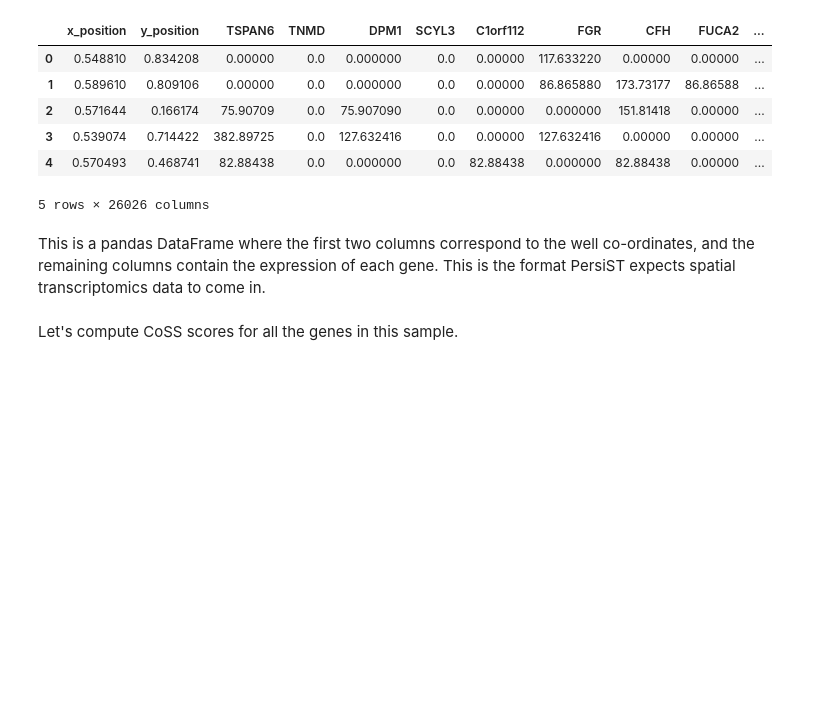
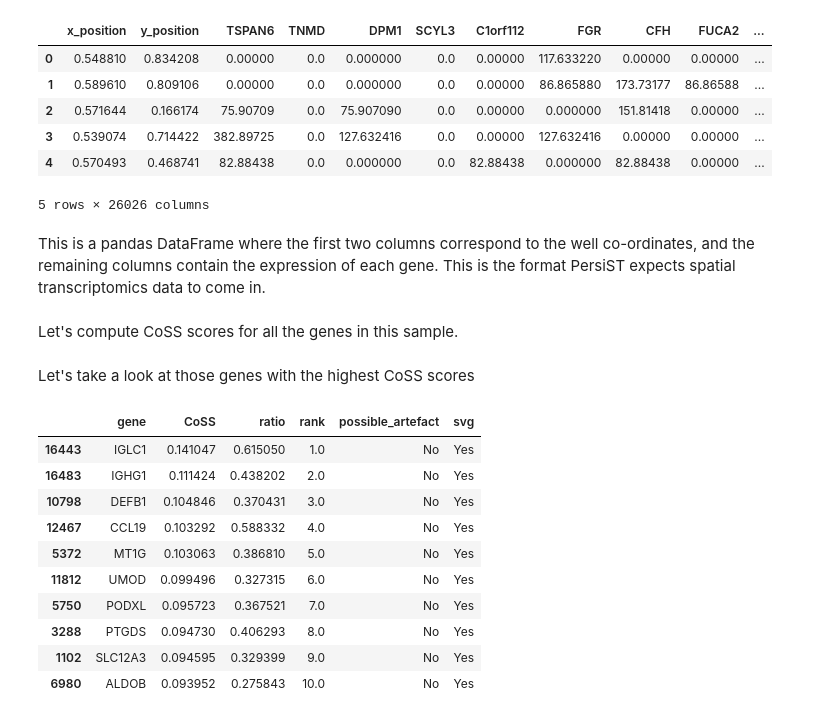
Before and after one commit to AstraZeneca/persist, a Jupyter notebook: README.ipynb, the cells around one changed output. Saved outputs shown, nothing was run; the diff lists cells and outputs as text; code cells hidden in the pictures; blank space fills up the shorter version.

```diff
--- a/README.ipynb
+++ b/README.ipynb
@@ -27,3 +27,20 @@ Let's compute CoSS scores for all the genes in this sample.
 # %%
 from compute_persistence import run_persistence
 metrics, diagrams = run_persistence(df)
+# %% [markdown]
+Let's take a look at those genes with the highest CoSS scores
+# %%
+metrics = metrics.sort_values('CoSS', ascending=False)
+metrics.iloc[:10,:]
+# %% [output]
+|  | gene | CoSS | ratio | rank | possible_artefact | svg |
+| 16443 | IGLC1 | 0.141047 | 0.615050 | 1.0 | No | Yes |
+| 16483 | IGHG1 | 0.111424 | 0.438202 | 2.0 | No | Yes |
+| 10798 | DEFB1 | 0.104846 | 0.370431 | 3.0 | No | Yes |
+| 12467 | CCL19 | 0.103292 | 0.588332 | 4.0 | No | Yes |
+| 5372 | MT1G | 0.103063 | 0.386810 | 5.0 | No | Yes |
+| 11812 | UMOD | 0.099496 | 0.327315 | 6.0 | No | Yes |
+| 5750 | PODXL | 0.095723 | 0.367521 | 7.0 | No | Yes |
+| 3288 | PTGDS | 0.094730 | 0.406293 | 8.0 | No | Yes |
+| 1102 | SLC12A3 | 0.094595 | 0.329399 | 9.0 | No | Yes |
+| 6980 | ALDOB | 0.093952 | 0.275843 | 10.0 | No | Yes |
```
Also changed, not shown: parts of 6 cells of this notebook, 1 other file.
